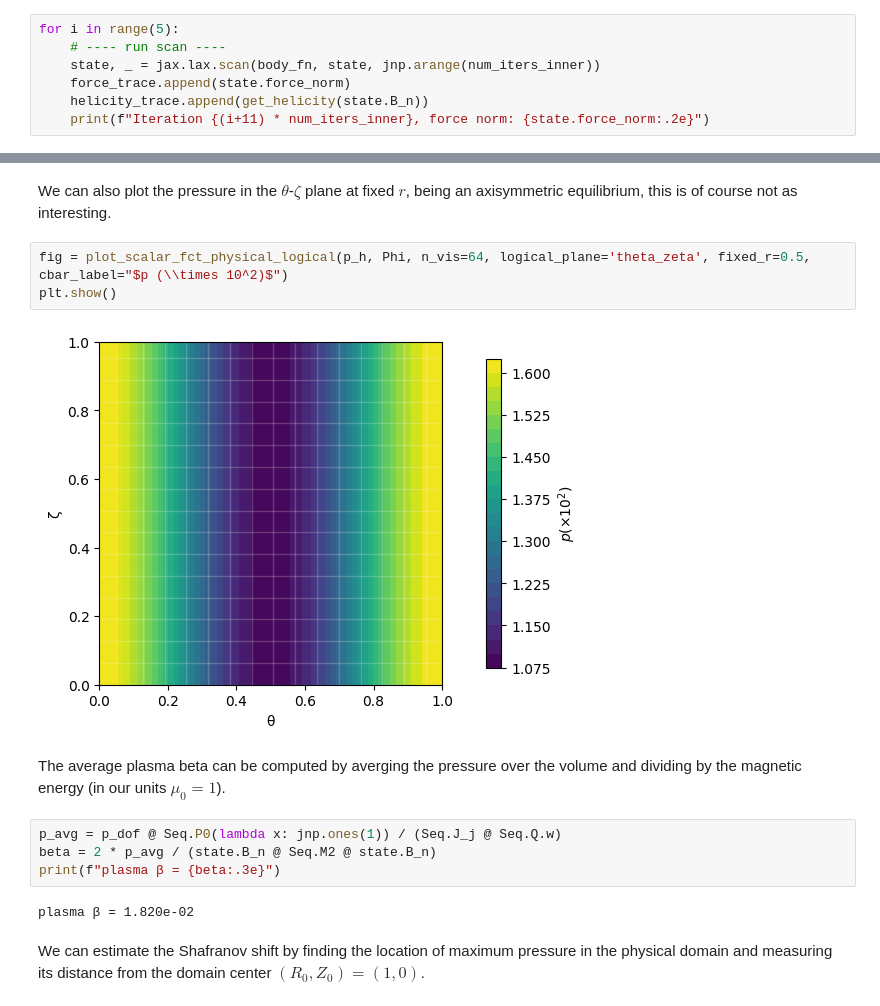
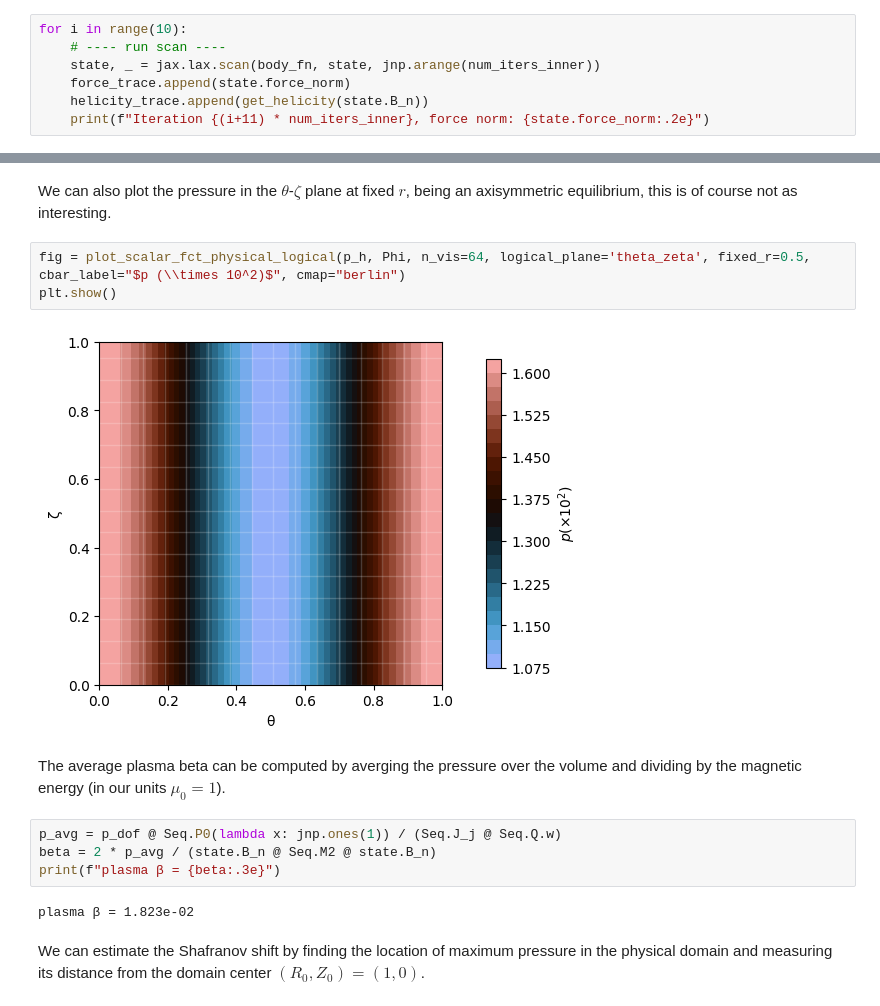
Before and after one commit to ToBlick/mrx, a Jupyter notebook: MRX_tokamak_demo.ipynb, the cells around one changed output, grey strips where cells are left out. Drawn from its saved outputs; the diff is of its cells as text.

```diff
--- a/MRX_tokamak_demo.ipynb
+++ b/MRX_tokamak_demo.ipynb
@@ -222,7 +222,7 @@ def body_fn(state, _):
     state = jax.lax.cond(failed, on_fail, on_success, state)
     return state, None
 # %%
-for i in range(5):
+for i in range(10):
     # ---- run scan ----
     state, _ = jax.lax.scan(body_fn, state, jnp.arange(num_iters_inner))
     force_trace.append(state.force_norm)
@@ -296,10 +267,10 @@ plt.show()
 # %% [markdown]
 We can also plot the pressure in the $\theta$-$\zeta$ plane at fixed $r$, being an axisymmetric equilibrium, this is of course not as interesting.
 # %%
-fig = plot_scalar_fct_physical_logical(p_h, Phi, n_vis=64, logical_plane='theta_zeta', fixed_r=0.5, cbar_label="$p (\\times 10^2)$")
+fig = plot_scalar_fct_physical_logical(p_h, Phi, n_vis=64, logical_plane='theta_zeta', fixed_r=0.5, cbar_label="$p (\\times 10^2)$", cmap="berlin")
 plt.show()
 # %% [output]
-[figure, old version]
+[figure, new version]
 # %% [markdown]
 The average plasma beta can be computed by averging the pressure over the volume and dividing by the magnetic energy (in our units $\mu_0 = 1$).
 # %%
@@ -307,7 +278,7 @@ p_avg = p_dof @ Seq.P0(lambda x: jnp.ones(1)) / (Seq.J_j @ Seq.Q.w)
 beta = 2 * p_avg / (state.B_n @ Seq.M2 @ state.B_n)
 print(f"plasma β = {beta:.3e}")
 # %% [output]
-plasma β = 1.820e-02
+plasma β = 1.823e-02
 # %% [markdown]
 We can estimate the Shafranov shift by finding the location of maximum pressure in the physical domain and measuring its distance from the domain center $(R_0, Z_0) = (1, 0)$.
 # %%
```
Also changed, not shown: parts of 19 cells of this notebook.
